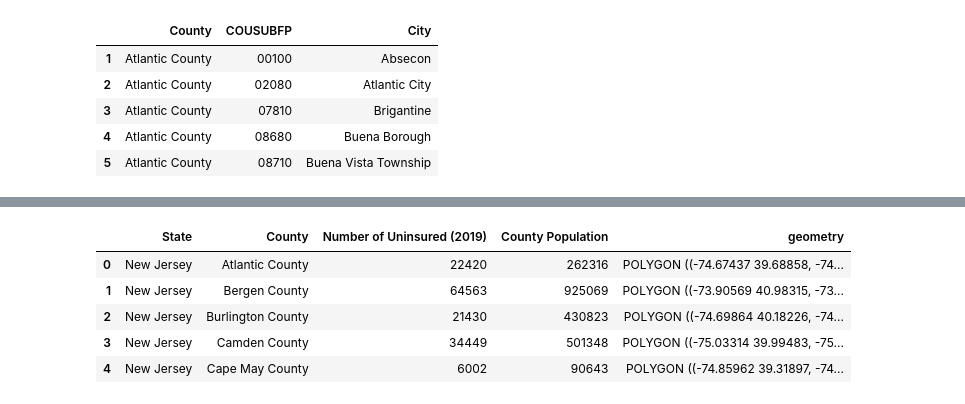
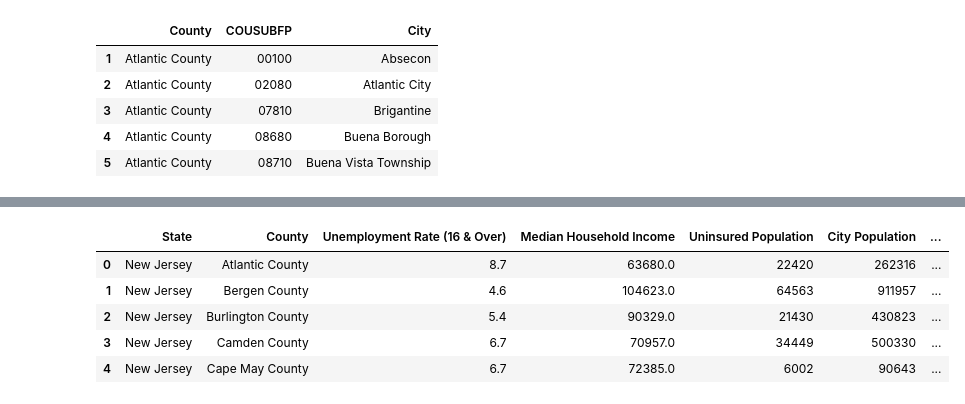
Before and after one commit to Myself1214/Pushing-P-Breakers, a Jupyter notebook: Code/Capstone_Project_ETL.ipynb, the cells around one changed output, grey strips where cells are left out. Saved outputs shown, nothing was run; the diff lists cells and outputs as text; code cells hidden in the pictures.

Commit message:
Updated SQL Tables so that they all have the same column information

```diff
--- a/Code/Capstone_Project_ETL.ipynb
+++ b/Code/Capstone_Project_ETL.ipynb
@@ -388,0 +462,7 @@ display(master_df)
+# %%
+# Create City_info Dataframe by merging based on State, County, and City Columns
+
+merge1 = Unemployment_cities.join(Income_cities, ['State','City','County'], 'inner')
+City_info = merge1.join(Uninsured_cities, ['State','City','County'], 'inner')
+
+display(City_info)
@@ -454,9 +552,6 @@ merge1['State'] = 'New Jersey'
 
 merge1 = merge1[['State','County','City','geometry']]
 
-# Sort by Cities alphabetically
-merge1 = merge1.sort_values('City', ascending=True)
-
 merge1.head()
 # %% [output]
 [interactive output not drawn]
@@ -470,17 +565,13 @@ merge1.head()
 # Merge Geodata with df
 # Convert df to pandas dataframe
 
-df = master_df.toPandas()
-
-# Sort by Cities alphabetically
-df = df.sort_values('City', ascending=True)
+df = City_info.toPandas()
 
 # Add Geometry to df from merge1 (both have the same number of rows and they're ordered alphabetically by city)
-df['geometry'] = merge1['geometry']
+df = df.merge(merge1, how = 'inner', on = ['State', 'County', 'City'])
 
 # Convert to Geodataframe
-df = gpd.GeoDataFrame(df, geometry=df['geometry'])
-
+df = gpd.GeoDataFrame(df, geometry = df['geometry'])
 df.head()
 # %% [output]
 [interactive output not drawn]
@@ -586,7 +682,7 @@ from pyspark.sql.functions import rtrim
 from pyspark.sql.types import IntegerType
 
 # Read sahie_2019.csv into Pandas DataFrame (Skip first 79 Rows)
-SAHIE = pd.read_csv('/dbfs/mnt/pushing-p-breakers/sahie_2019.csv', skiprows=79, low_memory = False)
+SAHIE = pd.read_csv('/dbfs/mnt/pushing-p-breakers/NJ Healthcare Data/sahie_2019.csv', skiprows=79, low_memory = False)
 
 
 # Convert Pandas DataFrame to Spark DataFrame
@@ -606,18 +702,23 @@ SAHIE = SAHIE.filter(SAHIE.iprcat == '0')
 SAHIE = SAHIE.filter(SAHIE.geocat == '50')
 
 # Rename Columns
-SAHIE = SAHIE.withColumnRenamed('state_name','State').withColumnRenamed('county_name','County').withColumnRenamed('NUI', 'Number of Uninsured (2019)')
+SAHIE = SAHIE.withColumnRenamed('state_name','State').withColumnRenamed('county_name','County').withColumnRenamed('NUI', 'Uninsured Population')
 
 # Select Columns of Interest
-SAHIE = SAHIE.select(['State', 'County', 'Number of Uninsured (2019)'])
+SAHIE = SAHIE.select(['State', 'County', 'Uninsured Population'])
 
 # Add County Population Column
 SAHIE = SAHIE.toPandas()
 
-# Get Population Data
-Population = df.groupby(['State','County'])['City Population'].sum().reset_index()
+Unemployment = Unemployment_counties.toPandas()
 
-SAHIE['County Population'] = Population['City Population'].copy()
+# Get Uninsured_counties Data by aggregating City_info data to get values per NJ County
+Uninsured_counties = df.drop(['geometry','Uninsured Population',
+                              'Unemployment Rate (16 & Over)', 'Median Household Income'],axis=1).groupby(['State','County']).sum().reset_index()
+
+# Merge SAHIE with Uninsured_counties and Unemployment_counties
+merge1 = Uninsured_counties.merge(Unemployment, how = 'inner', on = ['State','County'])
+SAHIE = SAHIE.merge(merge1, how = 'inner', on = ['State','County'])
 
 SAHIE.head()
 # %% [output]
@@ -631,28 +732,31 @@ SAHIE.head()
 # %%
 # Read County Shapefile into GeoDataFrame
 county_shape = gpd.read_file('/dbfs/mnt/pushing-p-breakers/NJ County Shapefiles/County_Boundaries_of_NJ.shp')
 
 # Get Columns of Interest
 county_shape = county_shape[['COUNTY_LAB','geometry']]
 
 # Rename Columns
 county_shape = county_shape.rename(columns={'COUNTY_LAB':'County'})
 
 # Merge with SAHIE Data
 SAHIE = county_shape.merge(SAHIE,how='inner',on='County')
 
-# Rearrance columns
-SAHIE = SAHIE[['State', 'County', 'Number of Uninsured (2019)', 'County Population', 'geometry']]
+# Rearrange columns
+cols = list(SAHIE.columns)
+cols.remove('State'); cols.remove('County'); cols.remove('Unemployment Rate (16 & Over)'); cols.remove('Median Household Income'); cols.remove('geometry')
+rearranged_cols = ['State', 'County', 'Unemployment Rate (16 & Over)', 'Median Household Income'] + cols + ['geometry']
+SAHIE = SAHIE[rearranged_cols]
 
 SAHIE.head()
 # %% [output]
 [interactive output not drawn]
-|  | State | County | Number of Uninsured (2019) | County Population | geometry |
-| 0 | New Jersey | Atlantic County | 22420 | 262316 | POLYGON ((-74.67437 39.68858, -74... |
-| 1 | New Jersey | Bergen County | 64563 | 925069 | POLYGON ((-73.90569 40.98315, -73... |
-| 2 | New Jersey | Burlington County | 21430 | 430823 | POLYGON ((-74.69864 40.18226, -74... |
-| 3 | New Jersey | Camden County | 34449 | 501348 | POLYGON ((-75.03314 39.99483, -75... |
-| 4 | New Jersey | Cape May County | 6002 | 90643 | POLYGON ((-74.85962 39.31897, -74... |
+|  | State | County | Unemployment Rate (16 & Over) | Median Household Income | Uninsured Population | City Population | ... |
+| 0 | New Jersey | Atlantic County | 8.7 | 63680.0 | 22420 | 262316 | ... |
+| 1 | New Jersey | Bergen County | 4.6 | 104623.0 | 64563 | 911957 | ... |
+| 2 | New Jersey | Burlington County | 5.4 | 90329.0 | 21430 | 430823 | ... |
+| 3 | New Jersey | Camden County | 6.7 | 70957.0 | 34449 | 500330 | ... |
+| 4 | New Jersey | Cape May County | 6.7 | 72385.0 | 6002 | 90643 | ... |
 # %%
 # Print Coordinate System (so you can use it later)
 print(tract.crs)
```
Also changed, not shown: parts of 15 cells of this notebook, 15 other files.
